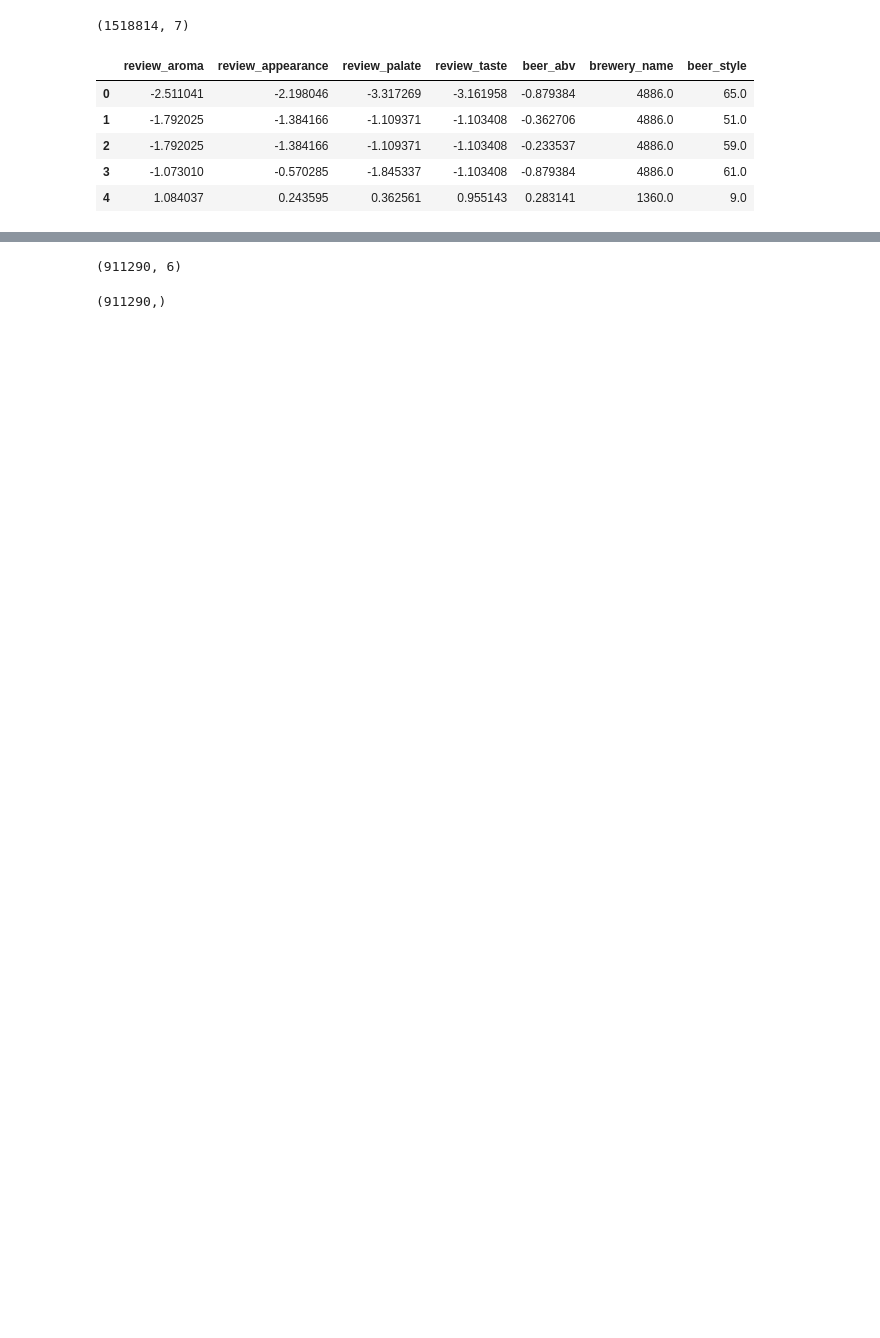
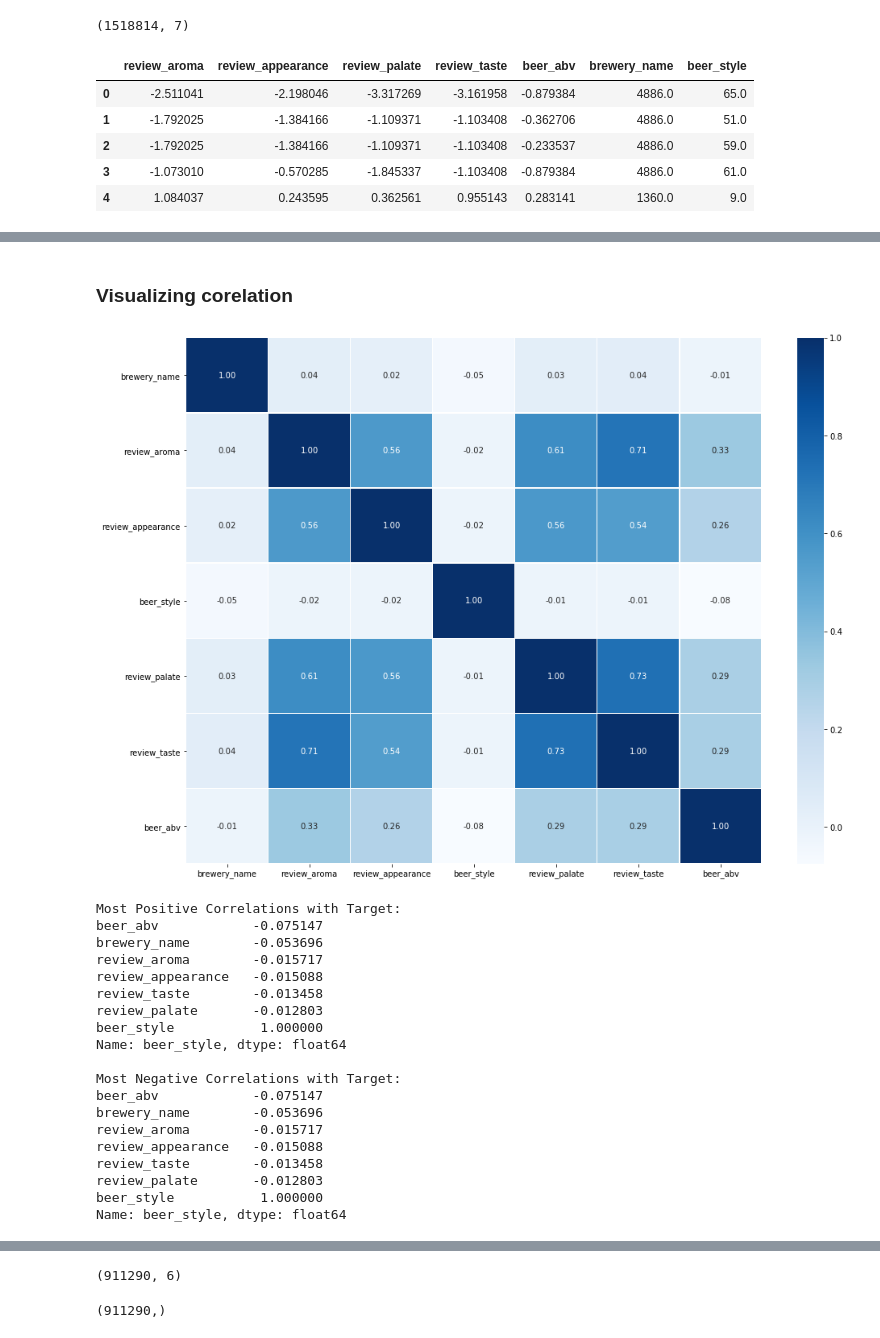
Before and after one commit to nuwanprabhath/beer-type-predictor, a Jupyter notebook: notebooks/train_model_v3.ipynb, the cells around one changed output, grey strips where cells are left out. Cells and saved outputs as stored; diff of their text form; code cells hidden in the pictures; blank space fills up the shorter version.

```diff
--- a/notebooks/train_model_v3.ipynb
+++ b/notebooks/train_model_v3.ipynb
@@ -97,0 +145,28 @@ X.head()
+# %% [markdown]
+### Visualizing corelation
+# %%
+from src.visualization.visualize import corrs_graph, corrs_X_y
+
+corrs_graph(X_train_cleaned)
+corrs_X_y(X_train_cleaned, 'beer_style')
+# %% [output]
+[figure, added]
+Most Positive Correlations with Target:
+beer_abv            -0.075147
+brewery_name        -0.053696
+review_aroma        -0.015717
+review_appearance   -0.015088
+review_taste        -0.013458
+review_palate       -0.012803
+beer_style           1.000000
+Name: beer_style, dtype: float64
+
+Most Negative Correlations with Target:
+beer_abv            -0.075147
+brewery_name        -0.053696
+review_aroma        -0.015717
+review_appearance   -0.015088
+review_taste        -0.013458
+review_palate       -0.012803
+beer_style           1.000000
+Name: beer_style, dtype: float64
```
Also changed, not shown: parts of 27 cells of this notebook, 4 other files.
